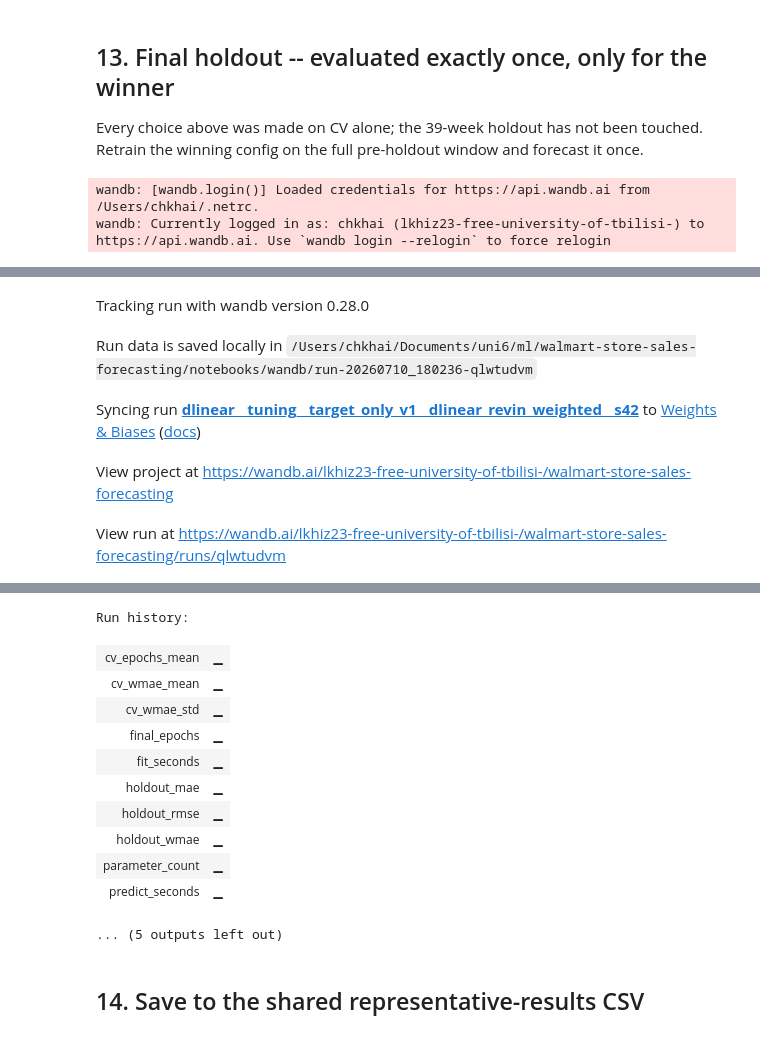
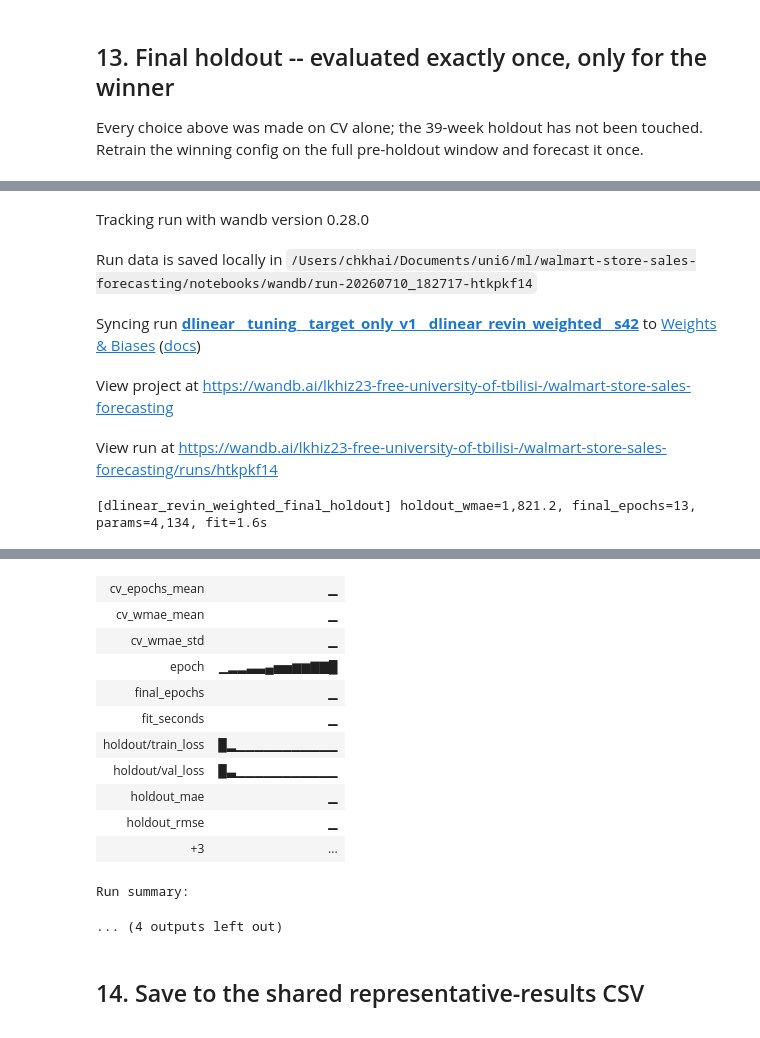
Before and after one commit to lukaxizo5/walmart-store-sales-forecasting, a Jupyter notebook: notebooks/model_experiment_dlinear.ipynb, the cells around one changed output, grey strips where cells are left out. Saved outputs shown, nothing was run; the diff lists cells and outputs as text; code cells hidden in the pictures.

```diff
--- a/notebooks/model_experiment_dlinear.ipynb
+++ b/notebooks/model_experiment_dlinear.ipynb
@@ -581,7 +598,7 @@ def _pool_predictions(pred_by_series, val_frames):
     return pd.concat(rows, ignore_index=True) if rows else pd.DataFrame()
 
 
-def _fit_predict_split(config, split, horizon, eval_keys):
+def _fit_predict_split(config, split, horizon, eval_keys, on_epoch=None):
     """Fit on every pooled series in split.train; score only eval_keys on split.validation."""
     train_frames = series_frames(split.train)
     stats = fit_series_stats(train_frames)
@@ -601,7 +618,8 @@ def _fit_predict_split(config, split, horizon, eval_keys):
 
     fit_start = time.perf_counter()
     model, epochs_used = train_model(
-        model, x, y, weights, cov, LEARNING_RATE, MAX_EPOCHS, PATIENCE, BATCH_SIZE, DEVICE
+        model, x, y, weights, cov, LEARNING_RATE, MAX_EPOCHS, PATIENCE, BATCH_SIZE, DEVICE,
+        on_epoch=on_epoch,
     )
     fit_seconds = time.perf_counter() - fit_start
 
@@ -620,7 +638,21 @@ def _fit_predict_split(config, split, horizon, eval_keys):
     return pooled, fit_seconds, predict_seconds, len(x), epochs_used, parameter_count
 
 
-def run_dlinear_trial(config, do_cv=True, do_holdout=False):
+def _epoch_logger(wandb_handle, scope):
+    """Stream per-epoch losses to an *open* W&B run. `scope` separates folds / holdout."""
+    if wandb_handle is None:
+        return None
+
+    def log(epoch, train_loss, val_loss):
+        payload = {"epoch": epoch, f"{scope}/train_loss": train_loss}
+        if val_loss is not None:
+            payload[f"{scope}/val_loss"] = val_loss
+        wandb_handle.log(payload)
+
+    return log
+
+
+def run_dlinear_trial(config, do_cv=True, do_holdout=False, wandb_handle=None):
     eval_keys = selected_keys
     total_fit_seconds = total_predict_seconds = 0.0
     result = dict(config)
@@ -628,9 +660,10 @@ def run_dlinear_trial(config, do_cv=True, do_holdout=False):
 
     if do_cv:
         fold_wmaes, fold_windows, fold_epochs = [], [], []
-        for fold in cv_splits:
+        for fold_index, fold in enumerate(cv_splits):
             pooled, fit_s, pred_s, n_windows, epochs_used, n_params = _fit_predict_split(
-                config, fold, CV_VALIDATION_WEEKS, eval_keys
+                config, fold, CV_VALIDATION_WEEKS, eval_keys,
+                on_epoch=_epoch_logger(wandb_handle, f"fold{fold_index}"),
             )
             total_fit_seconds += fit_s
             total_predict_seconds += pred_s
@@ -648,7 +681,8 @@ def run_dlinear_trial(config, do_cv=True, do_holdout=False):
 
     if do_holdout:
         pooled, fit_s, pred_s, n_windows, epochs_used, n_params = _fit_predict_split(
-            config, holdout_split, FINAL_HOLDOUT_WEEKS, eval_keys
+            config, holdout_split, FINAL_HOLDOUT_WEEKS, eval_keys,
+            on_epoch=_epoch_logger(wandb_handle, "holdout"),
         )
         total_fit_seconds += fit_s
         total_predict_seconds += pred_s
@@ -855,13 +970,18 @@ with wandb_run(
     run_name=run_name,
     group=EXPERIMENT_NAME,
     config=common_params,
-    job_type=JOB_TYPE,
+    job_type=JOB_TYPE_FINAL,
     tags=winner_tags,
 ) as run:
+    run.define_metric("epoch")
+    run.define_metric("holdout/*", step_metric="epoch")
 
     holdout_config = dict(winner)
     holdout_config["label"] = winner["label"] + "_final_holdout"
-    holdout_only = run_dlinear_trial(holdout_config, do_cv=False, do_holdout=True)
+    # Training happens inside the open run, so duration and curves are captured live.
+    holdout_only = run_dlinear_trial(
+        holdout_config, do_cv=False, do_holdout=True, wandb_handle=run
+    )
 
     final_metrics = {
         "cv_wmae_mean": winner["cv_wmae_mean"],
@@ -897,11 +1017,10 @@ print("\nFinal metrics (winner, evaluated once on holdout):")
 for key, value in final_metrics.items():
     print(f"  {key}: {value:,.2f}")
 # %% [output]
-wandb: [wandb.login()] Loaded credentials for https://api.wandb.ai from /Users/chkhai/.netrc.
-wandb: Currently logged in as: chkhai (lkhiz23-free-university-of-tbilisi-) to https://api.wandb.ai. Use `wandb login --relogin` to force relogin
 [interactive output not drawn]
 Tracking run with wandb version 0.28.0
-Run data is saved locally in /Users/chkhai/Documents/uni6/ml/walmart-store-sales-forecasting/notebooks/wandb/run-20260710_180236-qlwtudvm
+Run data is saved locally in /Users/chkhai/Documents/uni6/ml/walmart-store-sales-forecasting/notebooks/wandb/run-20260710_182717-htkpkf14
 Syncing run dlinear__tuning__target_only_v1__dlinear_revin_weighted__s42 to Weights & Biases (docs)
 View project at https://wandb.ai/lkhiz23-free-university-of-tbilisi-/walmart-store-sales-forecasting
-View run at https://wandb.ai/lkhiz23-free-university-of-tbilisi-/walmart-store-sales-forecasting/runs/qlwtudvm
+View run at https://wandb.ai/lkhiz23-free-university-of-tbilisi-/walmart-store-sales-forecasting/runs/htkpkf14
+[dlinear_revin_weighted_final_holdout] holdout_wmae=1,821.2, final_epochs=13, params=4,134, fit=1.6s
@@ -911,15 +1030,16 @@ wandb: WARNING Artifact "dlinear_holdout_predictions" already exists with the sa
+| cv_epochs_mean | ▁ |
+| cv_wmae_mean | ▁ |
+| cv_wmae_std | ▁ |
+| epoch | ▁▂▂▃▃▄▅▅▆▆▇▇█ |
+| final_epochs | ▁ |
+| fit_seconds | ▁ |
+| holdout/train_loss | █▂▁▁▁▁▁▁▁▁▁▁▁ |
+| holdout/val_loss | █▃▁▁▁▁▁▁▁▁▁▁▁ |
+| holdout_mae | ▁ |
+| holdout_rmse | ▁ |
+| +3 | ... |
-Run history:
+Run summary:
-| cv_epochs_mean | ▁ |
-| cv_wmae_mean | ▁ |
-| cv_wmae_std | ▁ |
-| final_epochs | ▁ |
-| fit_seconds | ▁ |
-| holdout_mae | ▁ |
-| holdout_rmse | ▁ |
-| holdout_wmae | ▁ |
-| parameter_count | ▁ |
-| predict_seconds | ▁ |
-... (5 outputs left out)
+... (4 outputs left out)
 # %% [markdown]
 ## 14. Save to the shared representative-results CSV
 # %%
```
Also changed, not shown: parts of 8 cells of this notebook, 1 other file.
